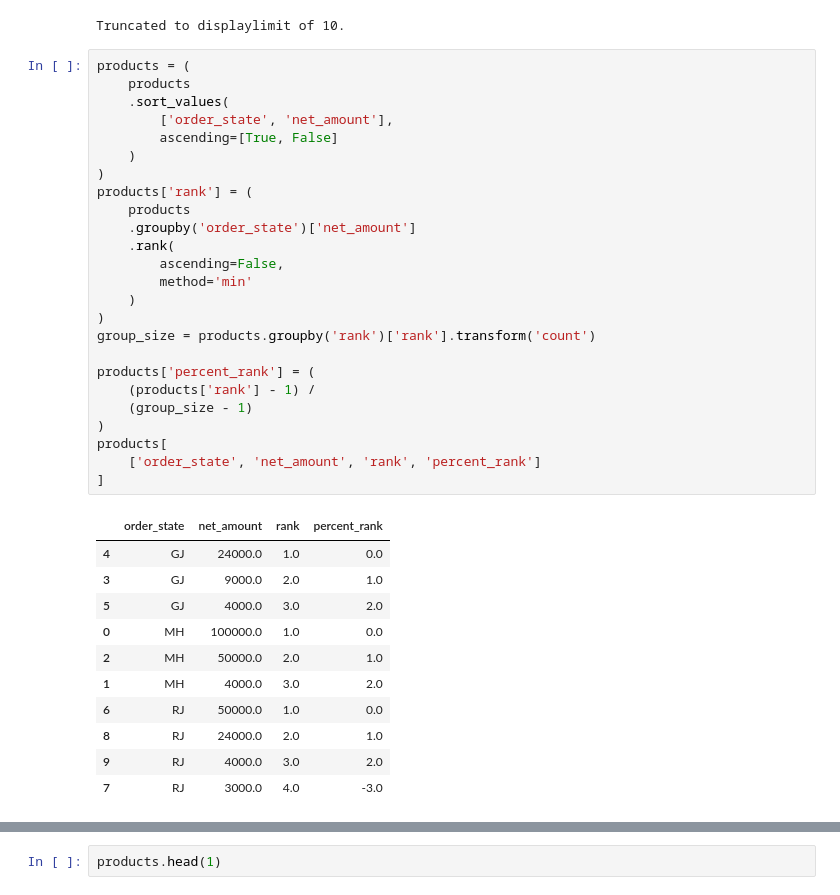
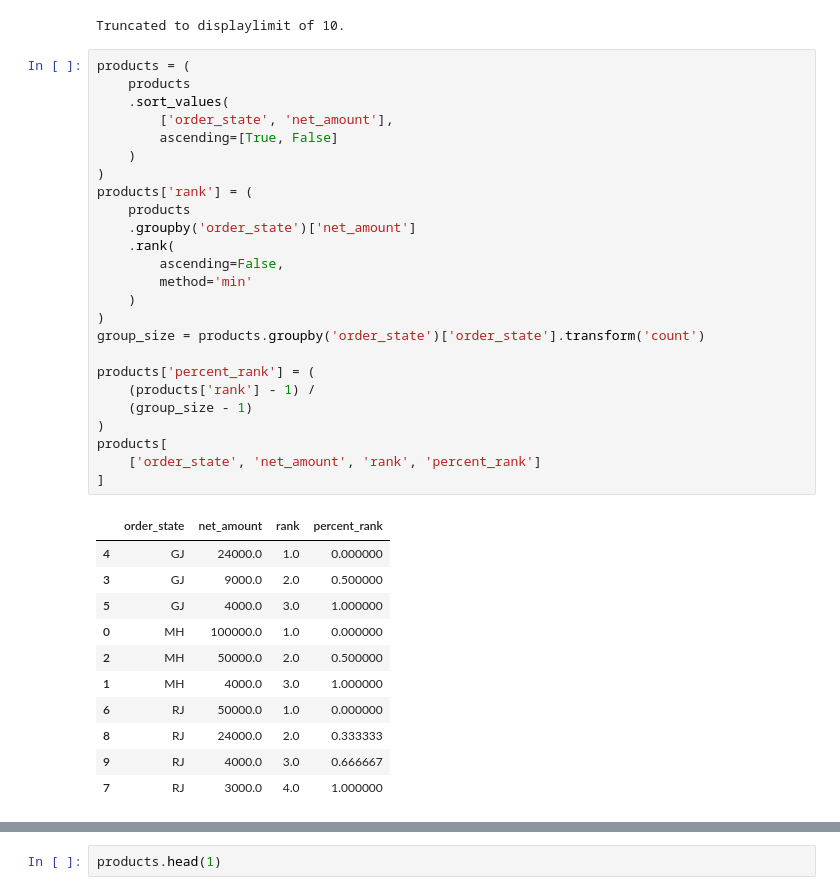
Before and after one commit to umesh-creates/sql_pandas_exercise_and_notes, a Jupyter notebook: percent_rank_window_function.ipynb, the cells around one changed output, grey strips where cells are left out. Drawn from its saved outputs; the diff is of its cells as text.

Commit message:
percent_rank window function complete

```diff
--- a/percent_rank_window_function.ipynb
+++ b/percent_rank_window_function.ipynb
@@ -111,37 +119,37 @@ Truncated to displaylimit of 10.
 # %%
 products = (
     products
     .sort_values(
         ['order_state', 'net_amount'],
         ascending=[True, False]
     )
 )
 products['rank'] = (
     products
     .groupby('order_state')['net_amount']
     .rank(
         ascending=False,
         method='min'
     )
 )
-group_size = products.groupby('rank')['rank'].transform('count')
+group_size = products.groupby('order_state')['order_state'].transform('count')
 
 products['percent_rank'] = (
     (products['rank'] - 1) /
     (group_size - 1)
 )
 products[
     ['order_state', 'net_amount', 'rank', 'percent_rank']
 ]
 # %% [output]
 |  | order_state | net_amount | rank | percent_rank |
-| 4 | GJ | 24000.0 | 1.0 | 0.0 |
-| 3 | GJ | 9000.0 | 2.0 | 1.0 |
-| 5 | GJ | 4000.0 | 3.0 | 2.0 |
-| 0 | MH | 100000.0 | 1.0 | 0.0 |
-| 2 | MH | 50000.0 | 2.0 | 1.0 |
-| 1 | MH | 4000.0 | 3.0 | 2.0 |
-| 6 | RJ | 50000.0 | 1.0 | 0.0 |
-| 8 | RJ | 24000.0 | 2.0 | 1.0 |
-| 9 | RJ | 4000.0 | 3.0 | 2.0 |
-| 7 | RJ | 3000.0 | 4.0 | -3.0 |
+| 4 | GJ | 24000.0 | 1.0 | 0.000000 |
+| 3 | GJ | 9000.0 | 2.0 | 0.500000 |
+| 5 | GJ | 4000.0 | 3.0 | 1.000000 |
+| 0 | MH | 100000.0 | 1.0 | 0.000000 |
+| 2 | MH | 50000.0 | 2.0 | 0.500000 |
+| 1 | MH | 4000.0 | 3.0 | 1.000000 |
+| 6 | RJ | 50000.0 | 1.0 | 0.000000 |
+| 8 | RJ | 24000.0 | 2.0 | 0.333333 |
+| 9 | RJ | 4000.0 | 3.0 | 0.666667 |
+| 7 | RJ | 3000.0 | 4.0 | 1.000000 |
```
Also changed, not shown: parts of 7 cells of this notebook.
